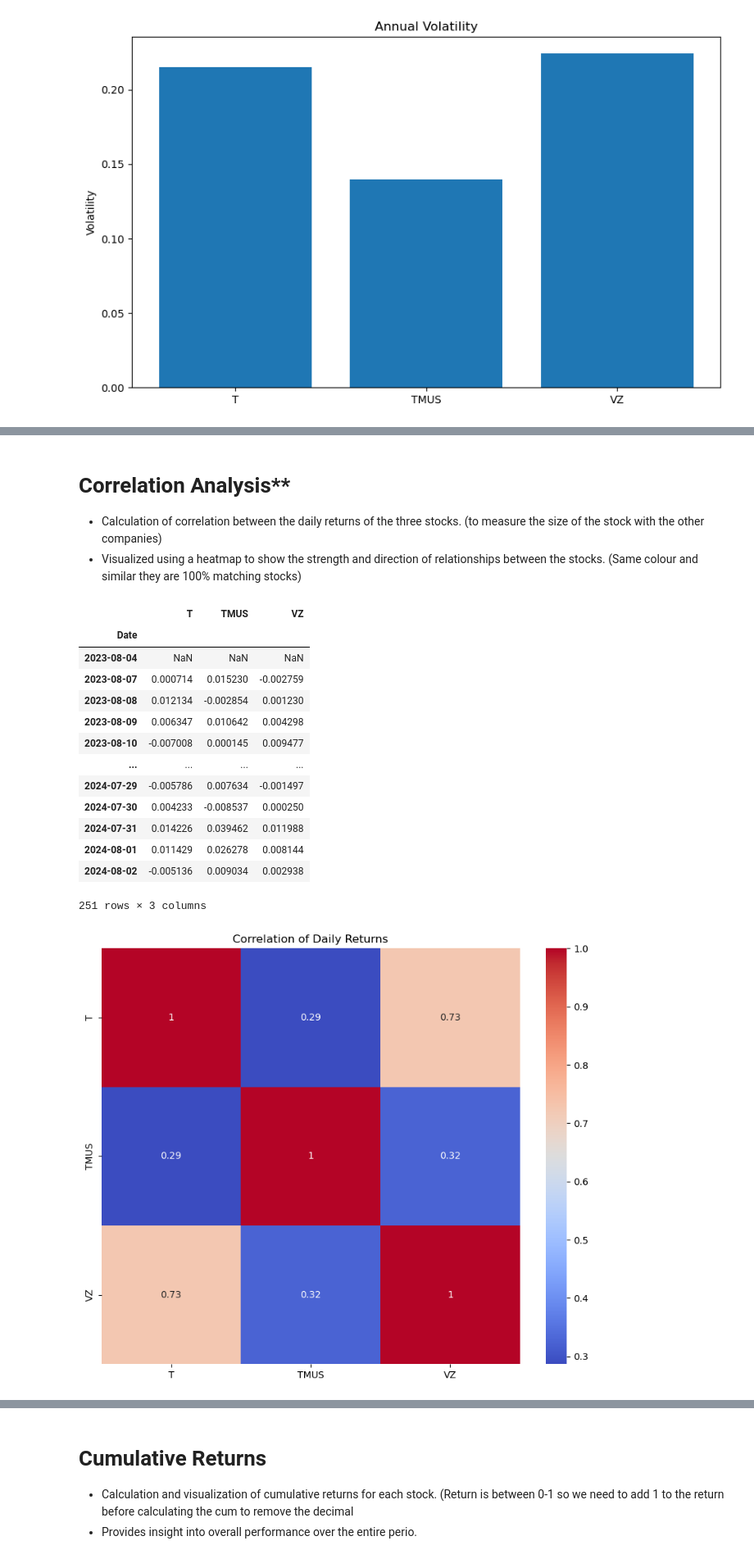
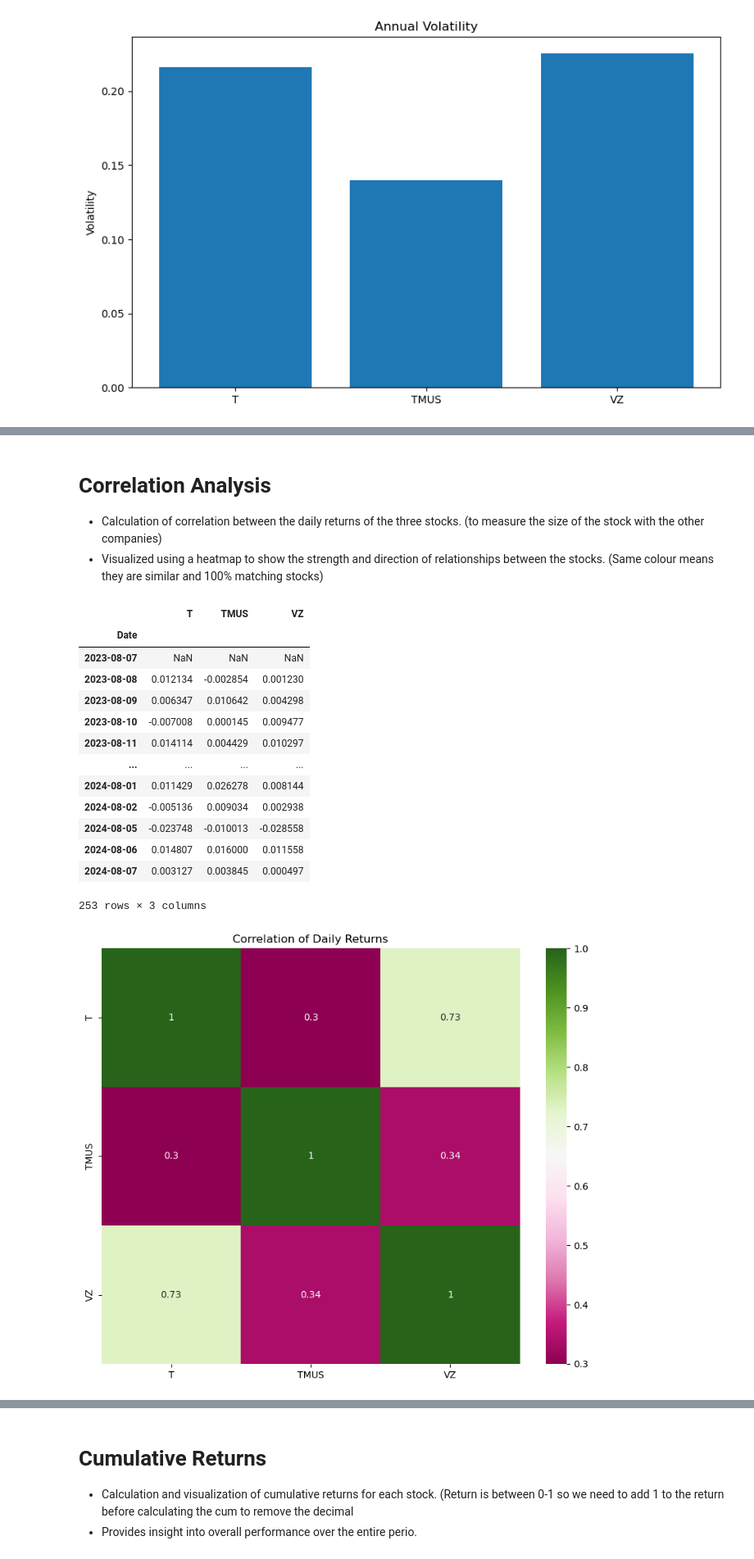
Before and after one commit to Yelemam/Project1-Telecom-Stock, a Jupyter notebook: Telecom_Stock.ipynb, the cells around one changed output, grey strips where cells are left out. Shown at 82% size. Cells and saved outputs as stored; diff of their text form; code cells hidden in the pictures.

```diff
--- a/Telecom_Stock.ipynb
+++ b/Telecom_Stock.ipynb
@@ -149,3 +150,17 @@ plt.savefig('stock_prices.png')
 # %%
 # Moving Averages plot
+window = 20
+plt.figure(figsize=(12, 6))
+for company in companies:
+    ma = data[company]['Close'].rolling(window=window).mean()
+    plt.plot(ma, label=f"{company} {window}-day MA")
+plt.title(f'{window}-day Moving Averages')
+plt.xlabel('Date')
+plt.ylabel('Price')
+plt.legend()
+
+# save to file
+plt.savefig('stock_price_Avg.png')
+
+plt.show()
 # %% [output]
@@ -198,31 +222,39 @@ volatility = {company: data[company]['Daily_Return'].std() * np.sqrt(252) for co
 # %% [markdown]
-# Correlation Analysis**
-   - Calculation of correlation between the daily returns of the three stocks. (to measure the size of the stock with     the other companies)
-   - Visualized using a heatmap to show the strength and direction of relationships between the stocks. (Same colour      and similar they are 100% matching stocks)
+# Correlation Analysis
+   - Calculation of correlation between the daily returns of the three stocks. (to measure the size of the stock with the other                 companies)
+   - Visualized using a heatmap to show the strength and direction of relationships between the stocks. (Same colour means they are similar     and 100% matching stocks)
 # %%
 # Show Correlation Analysis
-returns = pd.DataFrame({company: data[company]['Daily_Return'] for company in companies})
-correlation = returns.corr()
+corr_returns = pd.DataFrame({company: data[company]['Daily_Return'] for company in companies})
+correlation = corr_returns.corr()
 
-returns
+corr_returns
 # %% [output]
 |  | T | TMUS | VZ |
 | Date |  |  |  |
-| 2023-08-04 | NaN | NaN | NaN |
-| 2023-08-07 | 0.000714 | 0.015230 | -0.002759 |
+| 2023-08-07 | NaN | NaN | NaN |
 | 2023-08-08 | 0.012134 | -0.002854 | 0.001230 |
 | 2023-08-09 | 0.006347 | 0.010642 | 0.004298 |
 | 2023-08-10 | -0.007008 | 0.000145 | 0.009477 |
+| 2023-08-11 | 0.014114 | 0.004429 | 0.010297 |
 | ... | ... | ... | ... |
-| 2024-07-29 | -0.005786 | 0.007634 | -0.001497 |
-| 2024-07-30 | 0.004233 | -0.008537 | 0.000250 |
-| 2024-07-31 | 0.014226 | 0.039462 | 0.011988 |
 | 2024-08-01 | 0.011429 | 0.026278 | 0.008144 |
 | 2024-08-02 | -0.005136 | 0.009034 | 0.002938 |
+| 2024-08-05 | -0.023748 | -0.010013 | -0.028558 |
+| 2024-08-06 | 0.014807 | 0.016000 | 0.011558 |
+| 2024-08-07 | 0.003127 | 0.003845 | 0.000497 |
-251 rows × 3 columns
+253 rows × 3 columns
 # %%
 # plot heatmap correlation of daily returns
+plt.figure(figsize=(10, 8))
+sns.heatmap(correlation, annot=True, cmap='PiYG')
+plt.title('Correlation of Daily Returns')
+
+# save to file
+plt.savefig('correlation.png')
+
+plt.show()
 # %% [output]
-[figure, old version]
+[figure, new version]
 # %% [markdown]
 # Conclusion:
```
Also changed, not shown: parts of 16 cells of this notebook, 5 other files.
